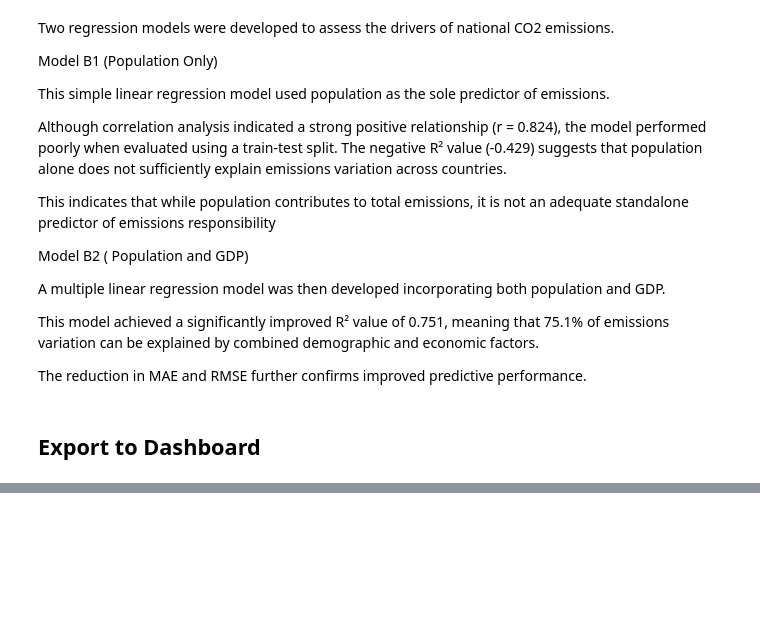
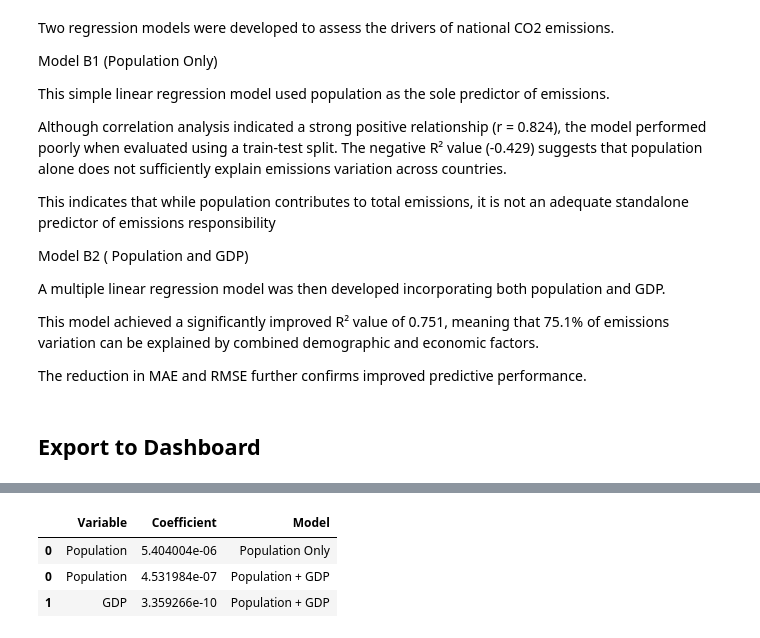
Before and after one commit to funmiafola/Global-Co2-Emissions-Responsibility, a Jupyter notebook: jupyter_notebooks/Hypothesis_and_modelling.ipynb, the cells around one changed output, grey strips where cells are left out. Cells and saved outputs as stored; diff of their text form; code cells hidden in the pictures; blank space fills up the shorter version.

Commit message:
Regression Coefficients Exported to Dashboard

```diff
--- a/jupyter_notebooks/Hypothesis_and_modelling.ipynb
+++ b/jupyter_notebooks/Hypothesis_and_modelling.ipynb
@@ -473,0 +497,19 @@ model_comparison
+# %%
+#  Population Only  Model Coefficients Export
+coeff_pop = pd.DataFrame({
+          'Variable': ['Population',],
+            'Coefficient': model_pop.coef_})
+# %%
+## Multi Regression Coefficients Export
+coeff_multi = pd.DataFrame({
+    'Variable': ['Population', 'GDP'],
+          'Coefficient': model_multi.coef_})
+# %%
+# Combine coefficients into one DataFrame
+coeff_all = pd.concat([coeff_pop.assign(Model='Population Only'), coeff_multi.assign(Model='Population + GDP')])
+coeff_all
+# %% [output]
+|  | Variable | Coefficient | Model |
+| 0 | Population | 5.404004e-06 | Population Only |
+| 0 | Population | 4.531984e-07 | Population + GDP |
+| 1 | GDP | 3.359266e-10 | Population + GDP |
```
Also changed, not shown: parts of 5 cells of this notebook, 3 other files.
